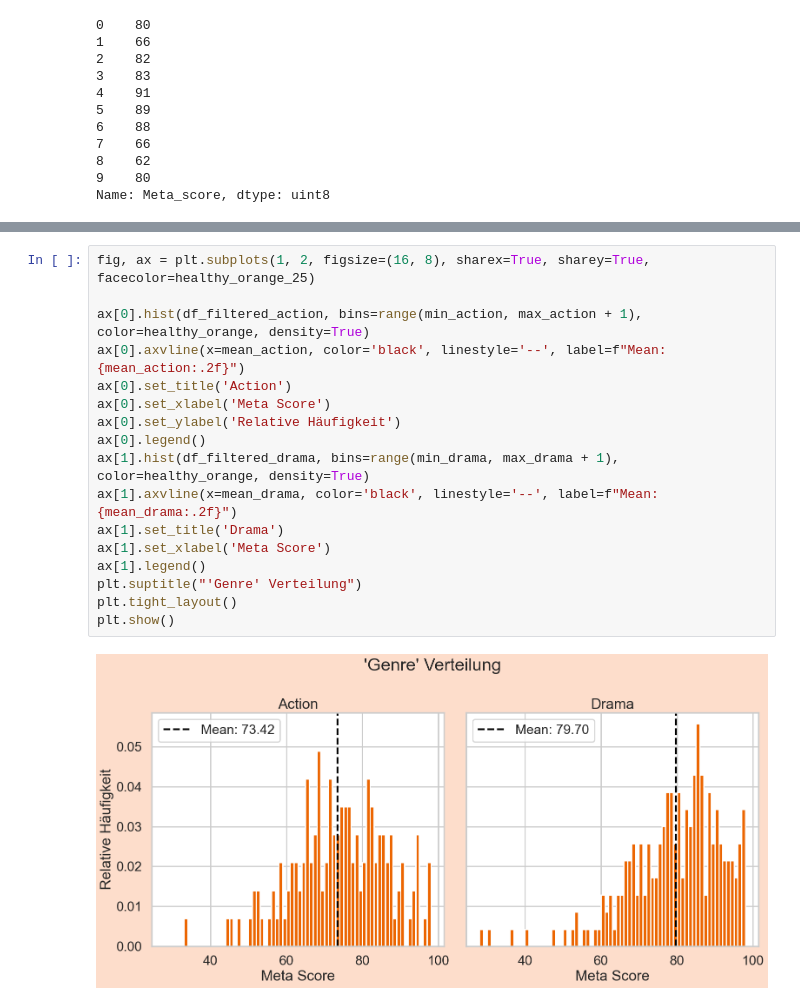
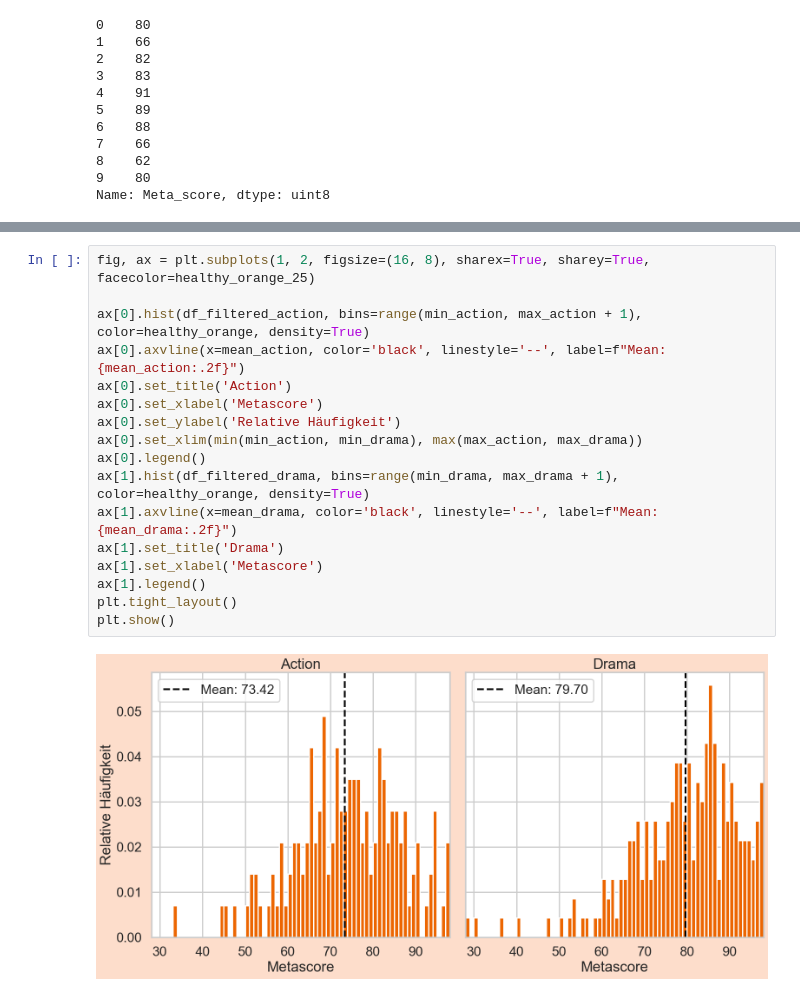
Before and after one commit to mib1213/ScientificPoster, a Jupyter notebook: movies.ipynb, the cells around one changed output, grey strips where cells are left out. Cells and saved outputs as stored; diff of their text form.

```diff
--- a/movies.ipynb
+++ b/movies.ipynb
@@ -162,19 +185,19 @@ std_action = 12.46
 # %%
 fig, ax = plt.subplots(1, 2, figsize=(16, 8), sharex=True, sharey=True, facecolor=healthy_orange_25)
 
 ax[0].hist(df_filtered_action, bins=range(min_action, max_action + 1), color=healthy_orange, density=True)
 ax[0].axvline(x=mean_action, color='black', linestyle='--', label=f"Mean: {mean_action:.2f}")
 ax[0].set_title('Action')
-ax[0].set_xlabel('Meta Score')
+ax[0].set_xlabel('Metascore')
 ax[0].set_ylabel('Relative Häufigkeit')
+ax[0].set_xlim(min(min_action, min_drama), max(max_action, max_drama))
 ax[0].legend()
 ax[1].hist(df_filtered_drama, bins=range(min_drama, max_drama + 1), color=healthy_orange, density=True)
 ax[1].axvline(x=mean_drama, color='black', linestyle='--', label=f"Mean: {mean_drama:.2f}")
 ax[1].set_title('Drama')
-ax[1].set_xlabel('Meta Score')
+ax[1].set_xlabel('Metascore')
 ax[1].legend()
-plt.suptitle("'Genre' Verteilung")
 plt.tight_layout()
 plt.show()
 # %% [output]
-[figure, old version]
+[figure, new version]
```
Also changed, not shown: parts of 22 cells of this notebook, 2 other files.
